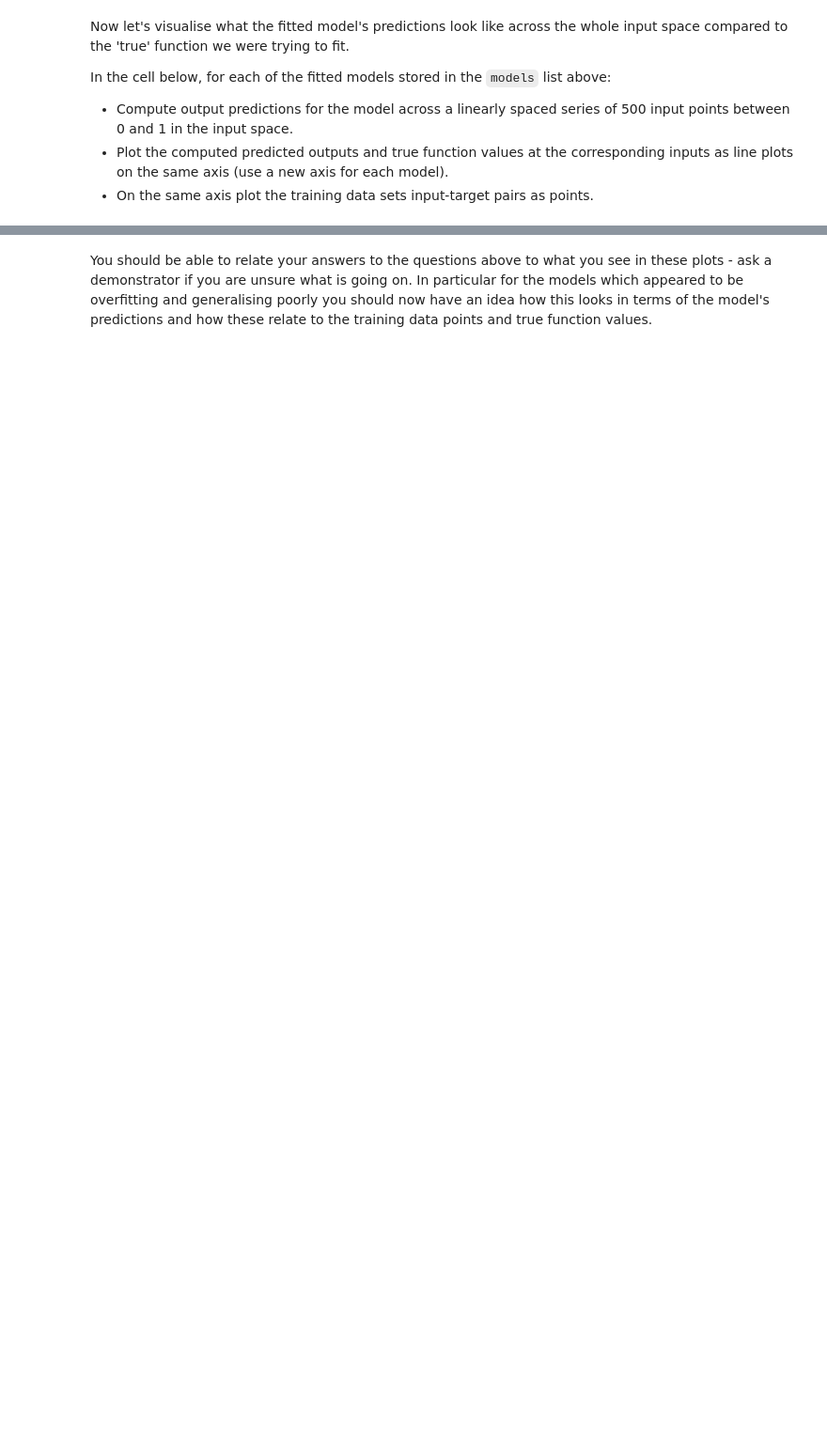
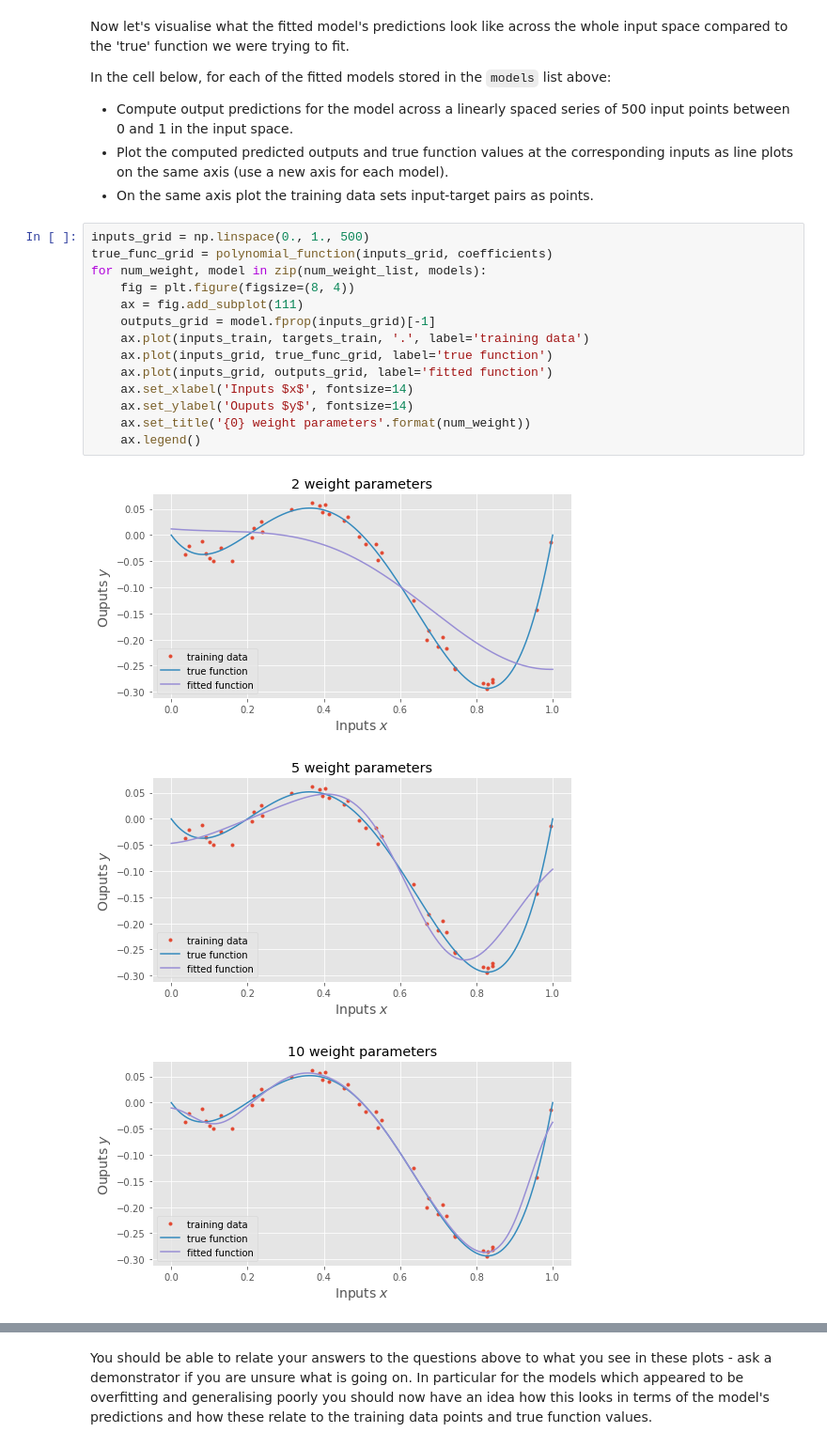
Before and after one commit to falloncandra/mlpractical, a Jupyter notebook: notebooks/04_Generalisation_and_overfitting.ipynb, the cells around one changed output, grey strips where cells are left out. Shown: that part at 94% size. Drawn from its saved outputs; the diff is of its cells as text; blank space fills up the shorter version.

```diff
--- a/notebooks/04_Generalisation_and_overfitting.ipynb
+++ b/notebooks/04_Generalisation_and_overfitting.ipynb
@@ -218,3 +251,21 @@ In the cell below, for each of the fitted models stored in the `models` list abo
   * Compute output predictions for the model across a linearly spaced series of 500 input points between 0 and 1 in the input space.
   * Plot the computed predicted outputs and true function values at the corresponding inputs as line plots on the same axis (use a new axis for each model).
   * On the same axis plot the training data sets input-target pairs as points.
+# %%
+inputs_grid = np.linspace(0., 1., 500)
+true_func_grid = polynomial_function(inputs_grid, coefficients)
+for num_weight, model in zip(num_weight_list, models):
+    fig = plt.figure(figsize=(8, 4))
+    ax = fig.add_subplot(111)
+    outputs_grid = model.fprop(inputs_grid)[-1]
+    ax.plot(inputs_train, targets_train, '.', label='training data')
+    ax.plot(inputs_grid, true_func_grid, label='true function')
+    ax.plot(inputs_grid, outputs_grid, label='fitted function')
+    ax.set_xlabel('Inputs $x$', fontsize=14)
+    ax.set_ylabel('Ouputs $y$', fontsize=14)
+    ax.set_title('{0} weight parameters'.format(num_weight))
+    ax.legend()
+# %% [output]
+[figure, added]
+[figure, added]
+[figure, added]
```
Also changed, not shown: parts of 10 cells of this notebook.
